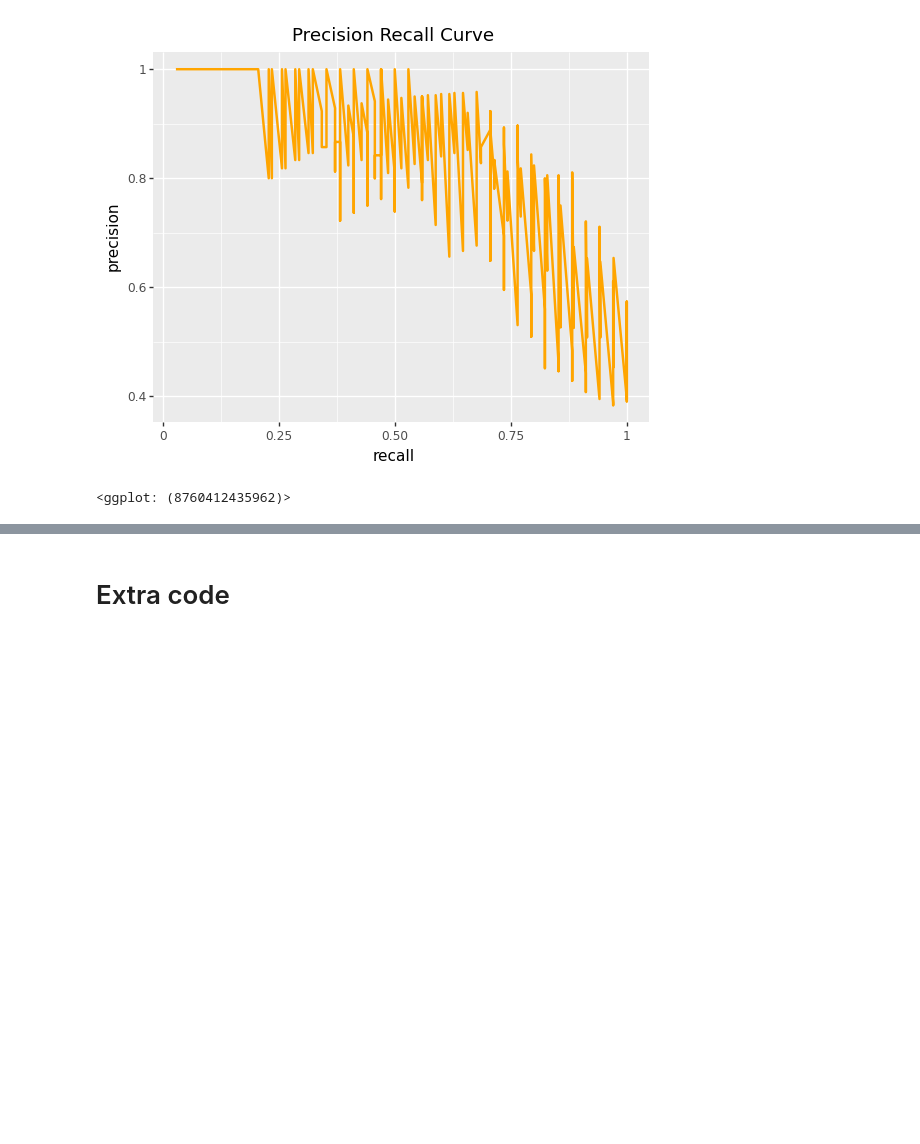
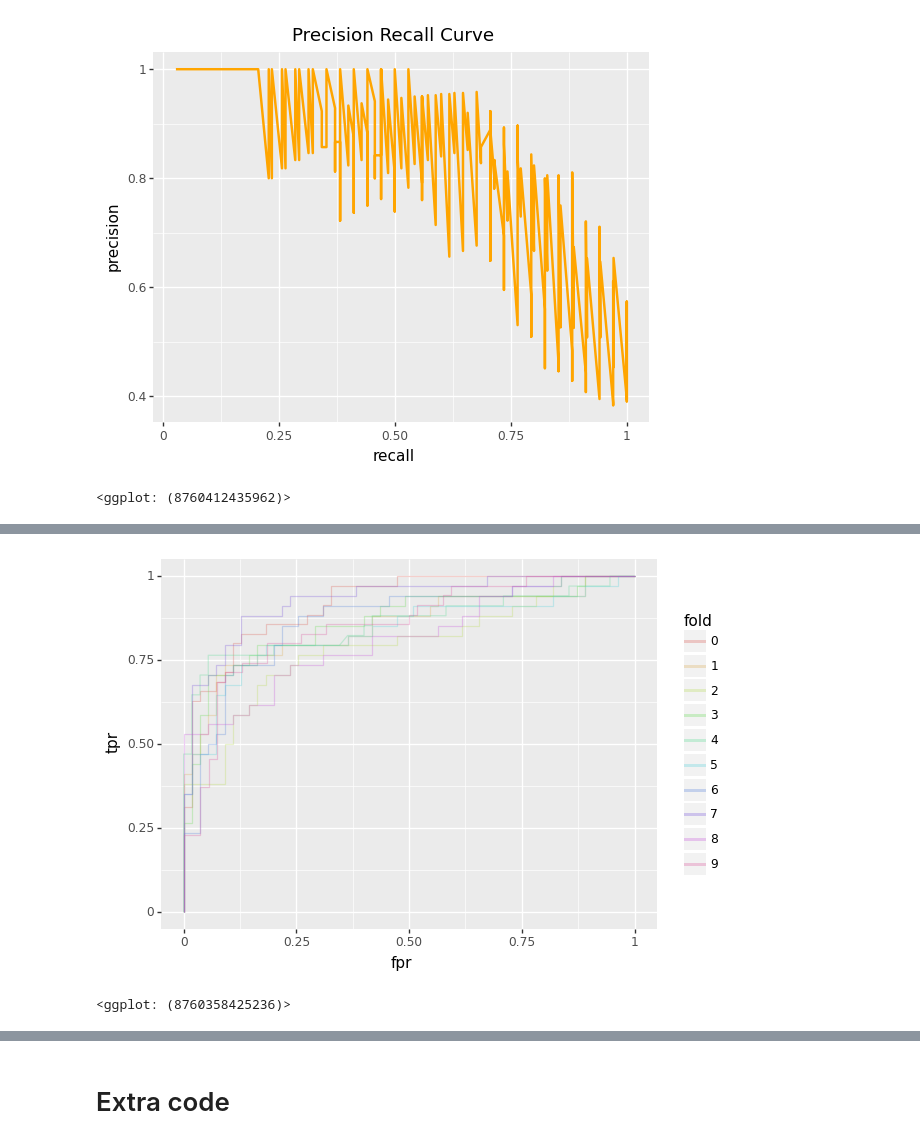
Before and after one commit to sid-basu/ml-exploration, a Jupyter notebook: kaggle-titanic/refinement_1.ipynb, the cells around one changed output, grey strips where cells are left out. Saved outputs shown, nothing was run; the diff lists cells and outputs as text; code cells hidden in the pictures; blank space fills up the shorter version.

Commit message:
interpolation of roc curve

```diff
--- a/kaggle-titanic/refinement_1.ipynb
+++ b/kaggle-titanic/refinement_1.ipynb
@@ -743,0 +682,29 @@ df_roc_mean
+# %%
+#initialize variables to store result
+df_roc_curve = pd.DataFrame()
+df_roc_curve_interp = pd.DataFrame()
+base_fpr = np.linspace(0, 1, 101)
+
+for i, (y_test, preds) in enumerate(zip(y_list, preds_list)):
+    df_roc_curve_tmp = pd.DataFrame()
+    df_roc_curve_interp_tmp = pd.DataFrame()
+
+    fpr, tpr, threshold = metrics.roc_curve(y_test, preds)
+    tpr_interp = np.interp(base_fpr, fpr, tpr)
+    tpr_interp[0] = 0
+
+    #populate the actual fpr and tpr for the each separate fold's line in the plot
+    df_roc_curve_tmp['fpr'] = fpr
+    df_roc_curve_tmp['tpr'] = tpr
+    df_roc_curve_tmp['threshold'] = threshold
+    df_roc_curve_tmp['fold'] = str(i)
+
+    #populate interpolated fpr and tpr for the "mean" line in the plot
+    df_roc_curve_interp_tmp['fpr'] = base_fpr
+    df_roc_curve_interp_tmp['tpr'] = tpr_interp
+    df_roc_curve_interp_tmp['fold'] = str(i)
+
+    df_roc_curve = pd.concat([df_roc_curve, df_roc_curve_tmp])
+    df_roc_curve_interp = pd.concat([df_roc_curve_interp, df_roc_curve_interp_tmp])
+
+df_roc_curve_interp
@@ -743,0 +725,9 @@ df_roc_mean
+# %%
+(
+    ggplot(df_roc_curve)
+    + aes(x = 'fpr', y = 'tpr', color = 'fold')
+    + geom_line(alpha = .3)
+)
+# %% [output]
+[figure, added]
+<ggplot: (8760358425236)>
```
Also changed, not shown: parts of 5 cells of this notebook.
